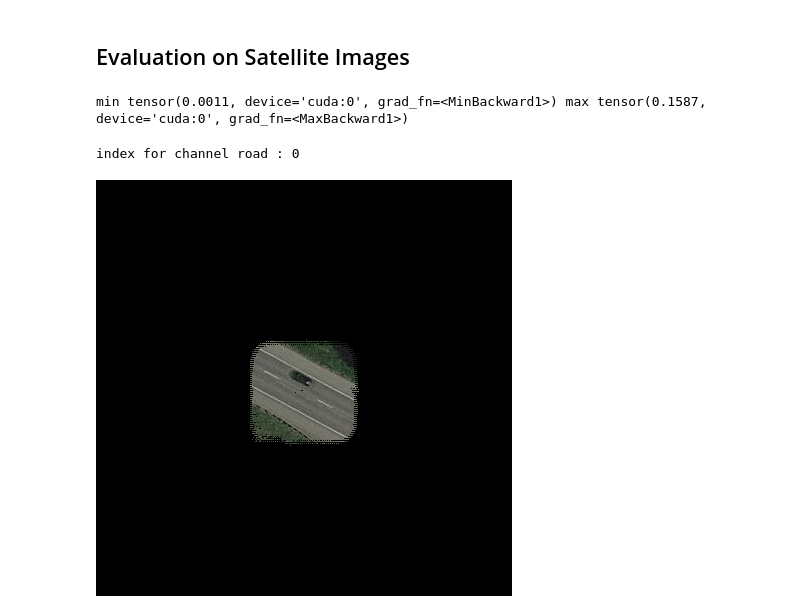
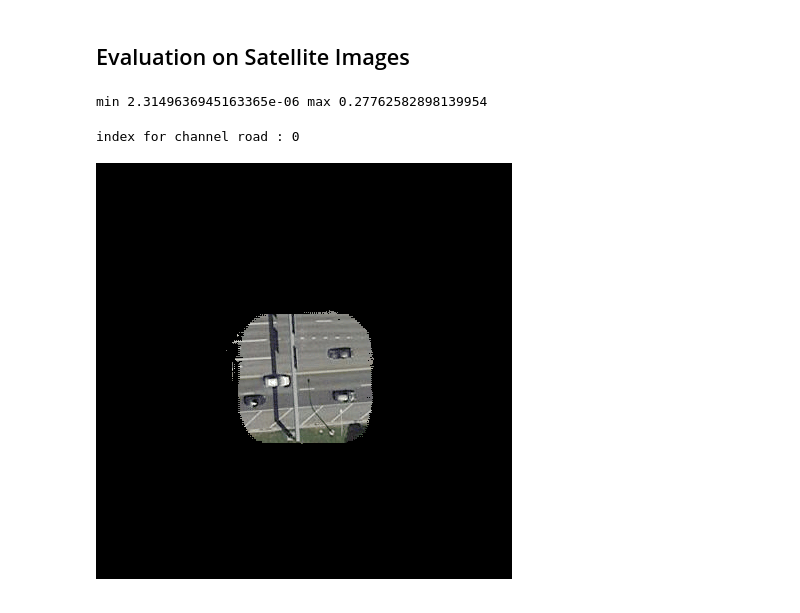
Before and after one commit to iCopyPasta/COMP594, a Jupyter notebook: UNetExperiments/UNetExperiment.ipynb, the cells around one changed output. Saved outputs shown, nothing was run; the diff lists cells and outputs as text; code cells hidden in the pictures.

```diff
--- a/UNetExperiments/UNetExperiment.ipynb
+++ b/UNetExperiments/UNetExperiment.ipynb
@@ -50,7 +50,7 @@ centerCrop = 224
 imageSize = 224
 SAVE_LOCATION = os.getcwd()
 LOAD_LOCATION = os.getcwd()
-data_dir = ow.getcwd()
+data_dir = os.getcwd()
 
 # hange values if user specifies non-default values
 args = parser.parse_args(['-d','/media/peo5032/My Passport/input/gen11',
@@ -59,7 +59,7 @@ args = parser.parse_args(['-d','/media/peo5032/My Passport/input/gen11',
                           '-e','33333',
                           '-b','3',
                           '-c','/home/peo5032/Documents/COMP594/logged_weights/modelFullRotationsAndSmooth',
-                          '-w', '/home/peo5032/Documents/COMP594/modelFullRotationsSmoothJumps',
+                          '-w', '/home/peo5032/Documents/COMP594/modelFullRotationsSmoothJumps2',
                           '-p','416'])
 
 if args.version:
@@ -348,7 +348,7 @@ resize = transforms.CenterCrop([imageSize,imageSize])
 #303_4.83_i.png
 #285_0.55_b.png
 
-img = Image.open(PATH+"2_9.31_b.png")
+img = Image.open(PATH+"285_0.55_b.png")
 img = resize(img)
 
 inputs = torch.zeros(1,3, imageSize, imageSize).to(device)
@@ -358,12 +358,12 @@ outputs = model(inputs)
 # %%
 print("min", torch.min(torch.sigmoid(outputs[0][0])).item(), "max", torch.max(torch.sigmoid(outputs[0][0])).item())
 # %% [output]
-min tensor(0.0011, device='cuda:0', grad_fn=<MinBackward1>) max tensor(0.1587, device='cuda:0', grad_fn=<MaxBackward1>)
+min 2.3149636945163365e-06 max 0.27762582898139954
 # %%
 class_label = "road"
-threshold = .15
+threshold = .20
 classMap = new_road_factory.classMap
 DrawingWithTensors.showInferenceOnImage(img, torch.sigmoid(outputs[0]), class_label, threshold, classMap)
 # %% [output]
 index for channel road : 0
-[figure, old version]
+[figure, new version]
```
Also changed, not shown: parts of 1 cell of this notebook.
